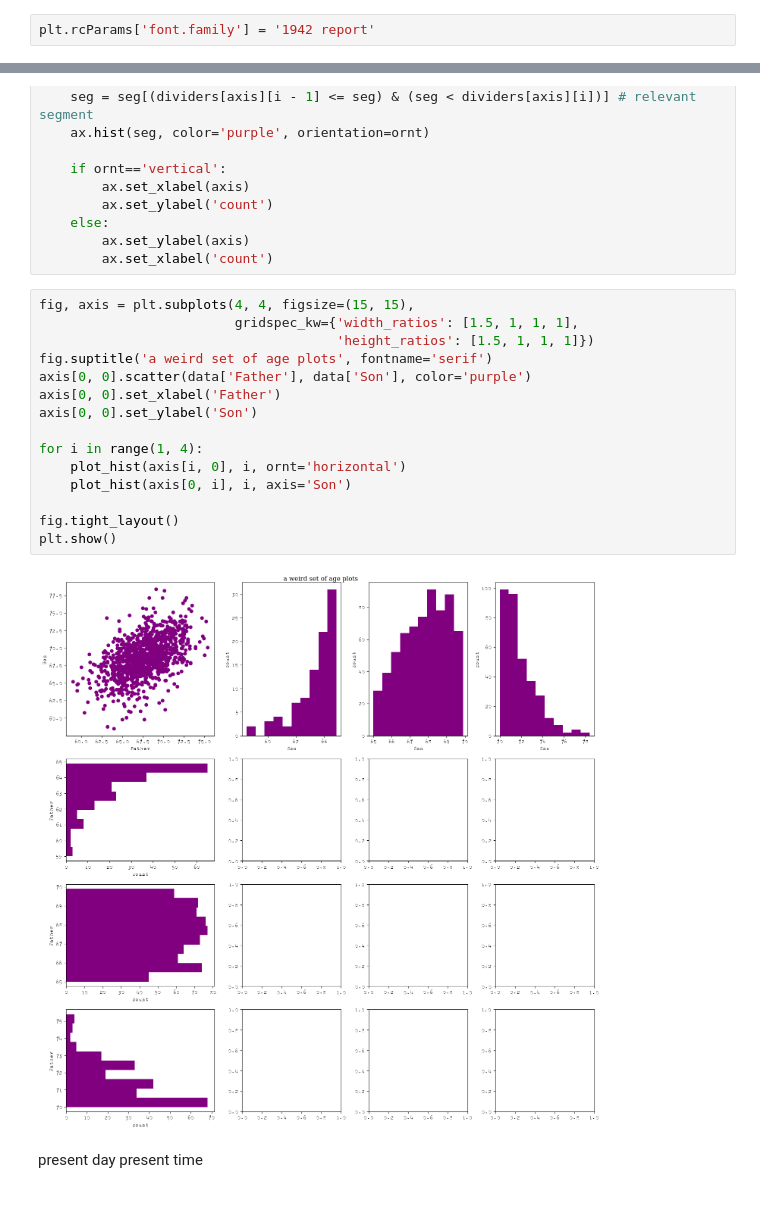
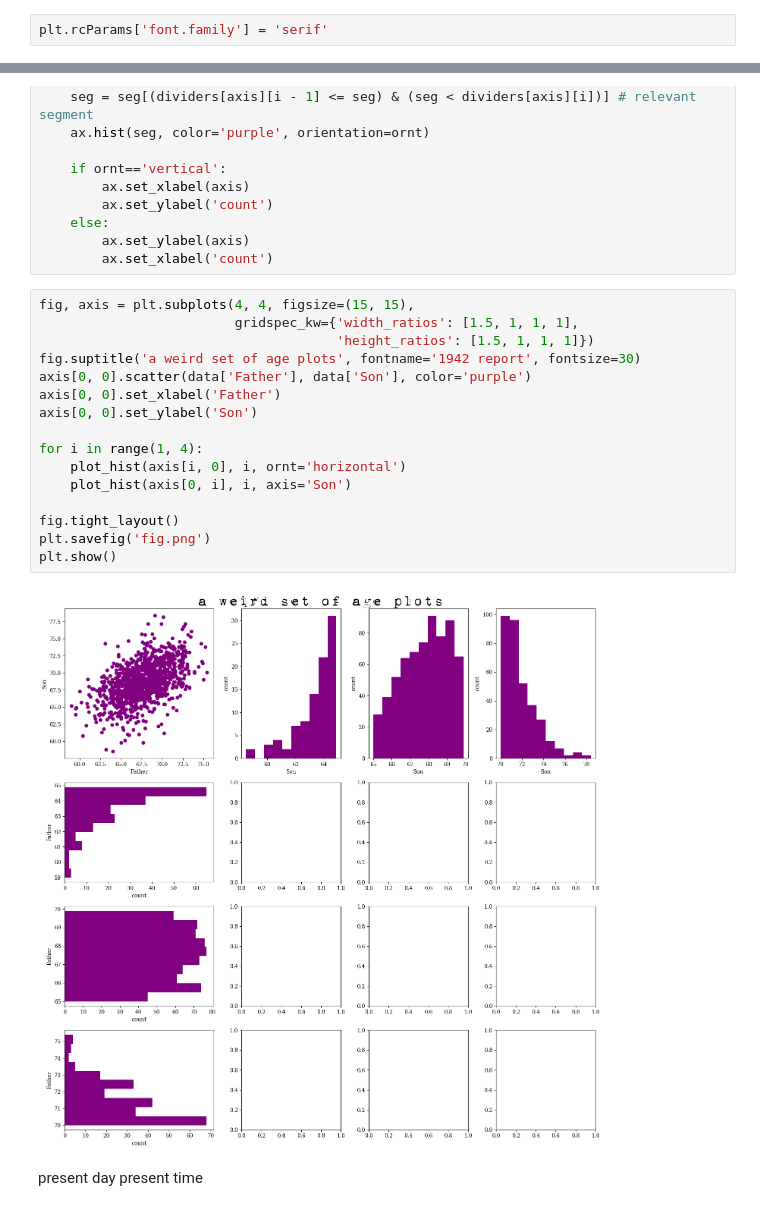
Before and after one commit to retroflexivity/python_hw, a Jupyter notebook: viz/1/hw.ipynb, the cells around one changed output, grey strips where cells are left out. Saved outputs shown, nothing was run; the diff lists cells and outputs as text.

```diff
--- a/viz/1/hw.ipynb
+++ b/viz/1/hw.ipynb
@@ -45,7 +45,7 @@ font.ttf  font.zip  hw.ipynb  Pearson.tsv
 # %%
 font_manager.fontManager.addfont('font.ttf')
 # %%
-plt.rcParams['font.family'] = '1942 report'
+plt.rcParams['font.family'] = 'serif'
 # %% [markdown]
 ### plotting
 # %% [markdown]
@@ -66,19 +66,20 @@ def plot_hist(ax, i, axis='Father', ornt='vertical'):
 # %%
 fig, axis = plt.subplots(4, 4, figsize=(15, 15),
                          gridspec_kw={'width_ratios': [1.5, 1, 1, 1],
                                       'height_ratios': [1.5, 1, 1, 1]})
-fig.suptitle('a weird set of age plots', fontname='serif')
+fig.suptitle('a weird set of age plots', fontname='1942 report', fontsize=30)
 axis[0, 0].scatter(data['Father'], data['Son'], color='purple')
 axis[0, 0].set_xlabel('Father')
 axis[0, 0].set_ylabel('Son')
 
 for i in range(1, 4):
     plot_hist(axis[i, 0], i, ornt='horizontal')
     plot_hist(axis[0, i], i, axis='Son')
 
 fig.tight_layout()
+plt.savefig('fig.png')
 plt.show()
 # %% [output]
-[figure, old version]
+[figure, new version]
 # %% [markdown]
 present day present time
```
